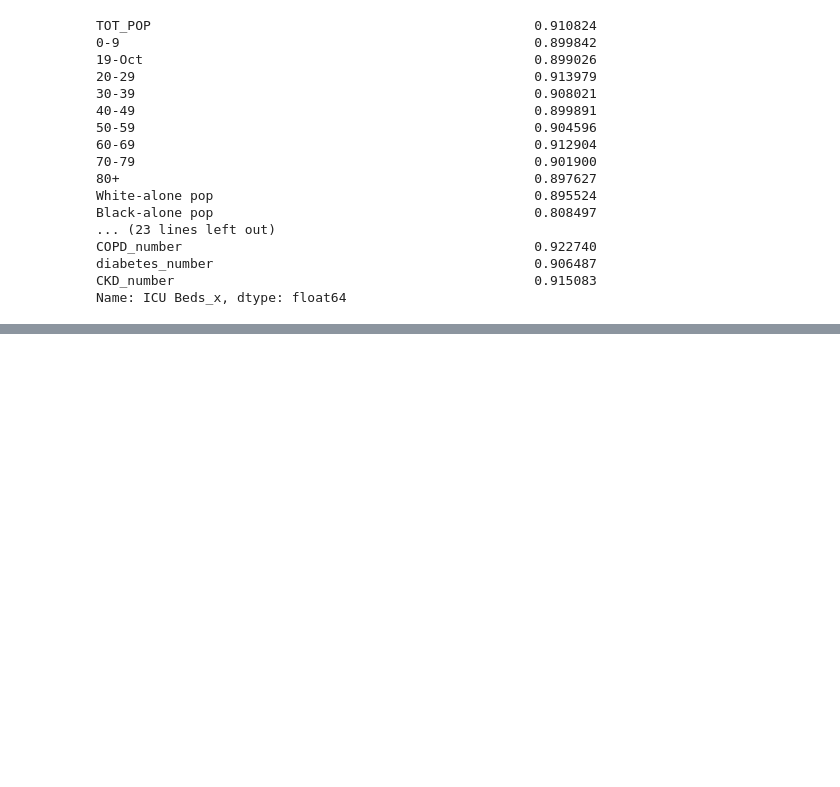
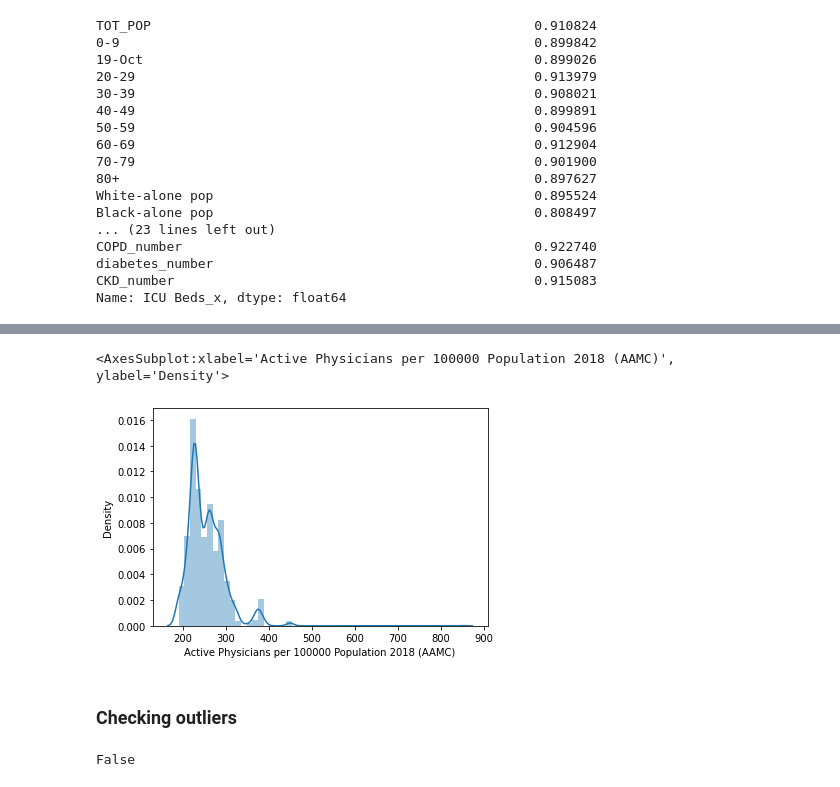
Before and after one commit to AlinaMendez/Regularized-Linear-Regression-Project, a Jupyter notebook: src/explore.ipynb, the cells around one changed output, grey strips where cells are left out. Drawn from its saved outputs; the diff is of its cells as text; code cells hidden in the pictures; blank space fills up the shorter version.

```diff
--- a/src/explore.ipynb
+++ b/src/explore.ipynb
@@ -183,0 +222,11 @@ df_raw = df_raw.drop(columns=list(filtro.index))
+# %%
+sns.distplot(df_raw['Active Physicians per 100000 Population 2018 (AAMC)'])
+# %% [output]
+<AxesSubplot:xlabel='Active Physicians per 100000 Population 2018 (AAMC)', ylabel='Density'>
+[figure, added]
+# %% [markdown]
+### Checking outliers
+# %%
+df_raw.duplicated().any()
+# %% [output]
+False
```
Also changed, not shown: parts of 35 cells of this notebook.
